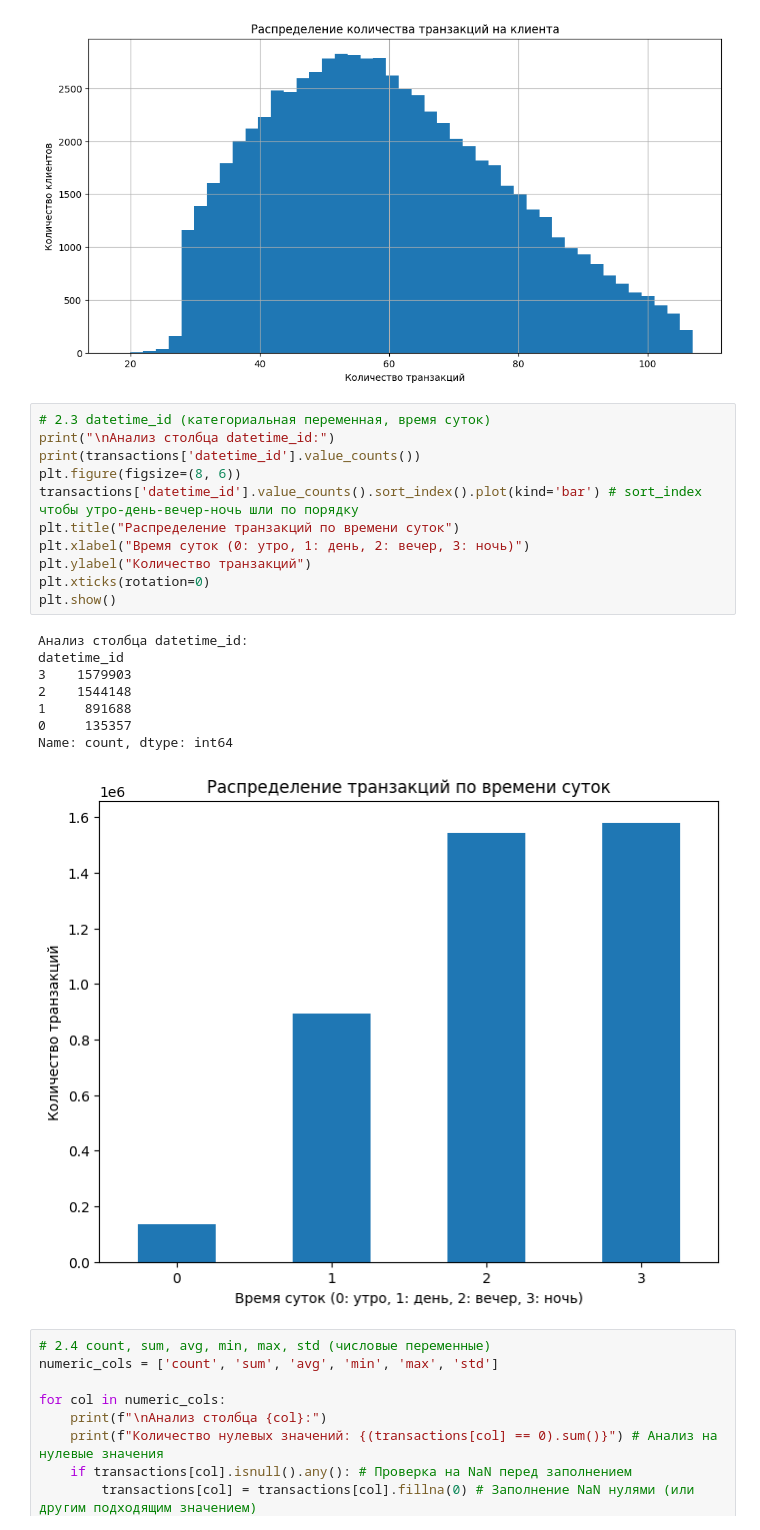
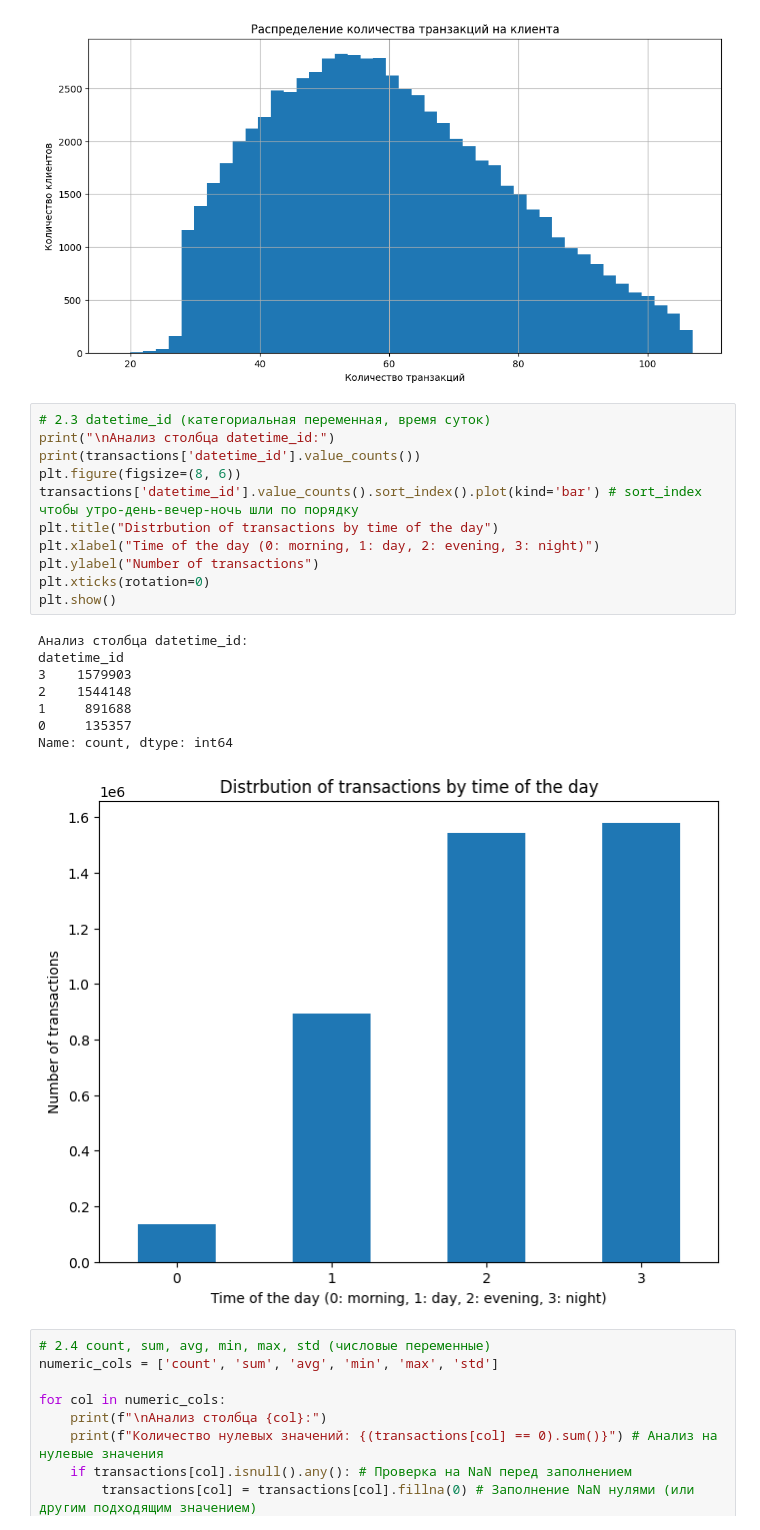
Before and after one commit to Luzinsan/BigData-project, a Jupyter notebook: notebooks/eda.ipynb, the cells around one changed output. Cells and saved outputs as stored; diff of their text form.

```diff
--- a/notebooks/eda.ipynb
+++ b/notebooks/eda.ipynb
@@ -375,23 +410,23 @@ plt.show()
 # %%
 # 2.3 datetime_id (категориальная переменная, время суток)
 print("\nАнализ столбца datetime_id:")
 print(transactions['datetime_id'].value_counts())
 plt.figure(figsize=(8, 6))
 transactions['datetime_id'].value_counts().sort_index().plot(kind='bar') # sort_index чтобы утро-день-вечер-ночь шли по порядку
-plt.title("Распределение транзакций по времени суток")
-plt.xlabel("Время суток (0: утро, 1: день, 2: вечер, 3: ночь)")
-plt.ylabel("Количество транзакций")
+plt.title("Distrbution of transactions by time of the day")
+plt.xlabel("Time of the day (0: morning, 1: day, 2: evening, 3: night)")
+plt.ylabel("Number of transactions")
 plt.xticks(rotation=0)
 plt.show()
 # %% [output]
 Анализ столбца datetime_id:
 datetime_id
 3    1579903
 2    1544148
 1     891688
 0     135357
 Name: count, dtype: int64
-[figure, old version]
+[figure, new version]
 # %%
 # 2.4 count, sum, avg, min, max, std (числовые переменные)
 numeric_cols = ['count', 'sum', 'avg', 'min', 'max', 'std']
```
Also changed, not shown: parts of 4 cells of this notebook.
